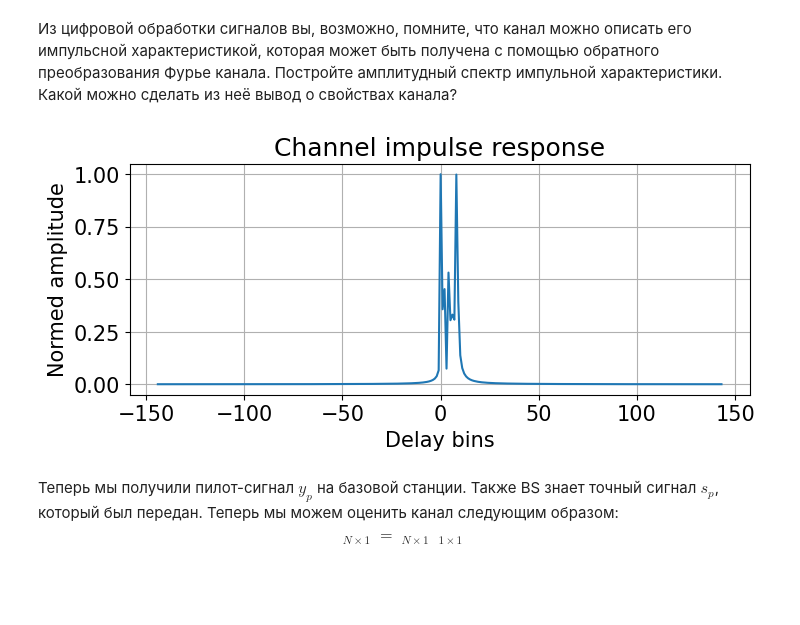
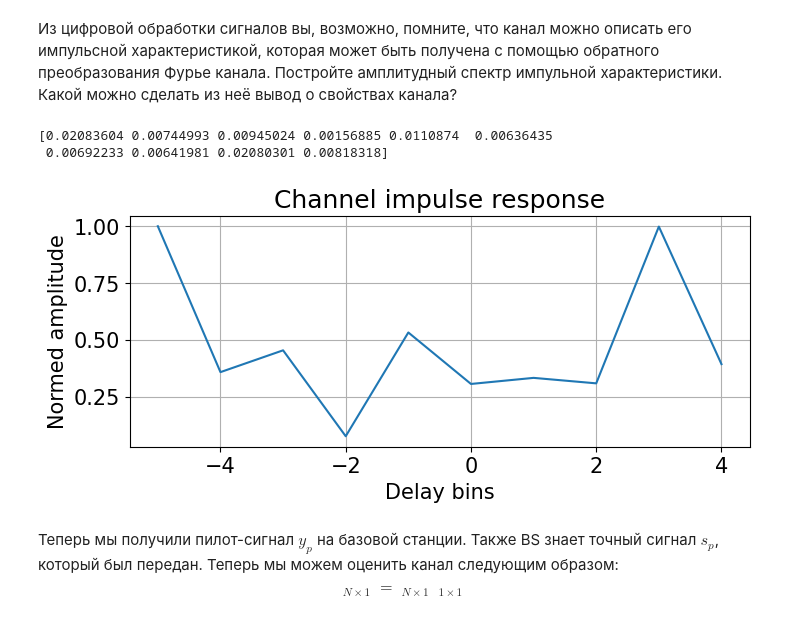
Before and after one commit to Aleksey2509/9_semester_programming, a Jupyter notebook: mimo/first_hw/hw1.ipynb, the cells around one changed output. Cells and saved outputs as stored; diff of their text form; code cells hidden in the pictures; blank space fills up the shorter version.

```diff
--- a/mimo/first_hw/hw1.ipynb
+++ b/mimo/first_hw/hw1.ipynb
@@ -1016,21 +1096,27 @@ plt.show()
 # %%
 # CIR plotting for fixed pair of antennas
 def plot_CIR(x):
     assert len(x.shape) == 1, 'Only vectors are allowed'
 
     plt.figure(figsize = (8,3))
     cir = fftshift(np.abs(ifft(x)))
+    start = int(cir.size / 2)
+    len_to_look = 10
+    cir_min = np.argmin(cir[start: start + len_to_look])
+    print(cir[start: start + len_to_look])
     cir_normalized = cir/np.max(cir)
-    plt.plot(get_dft_axis(cir_normalized), cir_normalized)
+    plt.plot(get_dft_axis(cir_normalized[start: start + len_to_look]), cir_normalized[start: start + len_to_look])
     plt.grid()
     plt.title('Channel impulse response')
     plt.ylabel('Normed amplitude')
     plt.xlabel('Delay bins')
     plt.show()
 
 plot_CIR(H_DL_t[target_ue[0], 0])
 # %% [output]
+[0.02083604 0.00744993 0.00945024 0.00156885 0.0110874  0.00636435
+ 0.00692233 0.00641981 0.02080301 0.00818318]
-[figure, old version]
+[figure, new version]
 # %% [markdown]
 Теперь мы получили пилот-сигнал $y_p$ на базовой станции. Также BS знает точный сигнал $s_p$, который был передан. Теперь мы можем оценить канал следующим образом:
 $$
```
Also changed, not shown: parts of 18 cells of this notebook.
